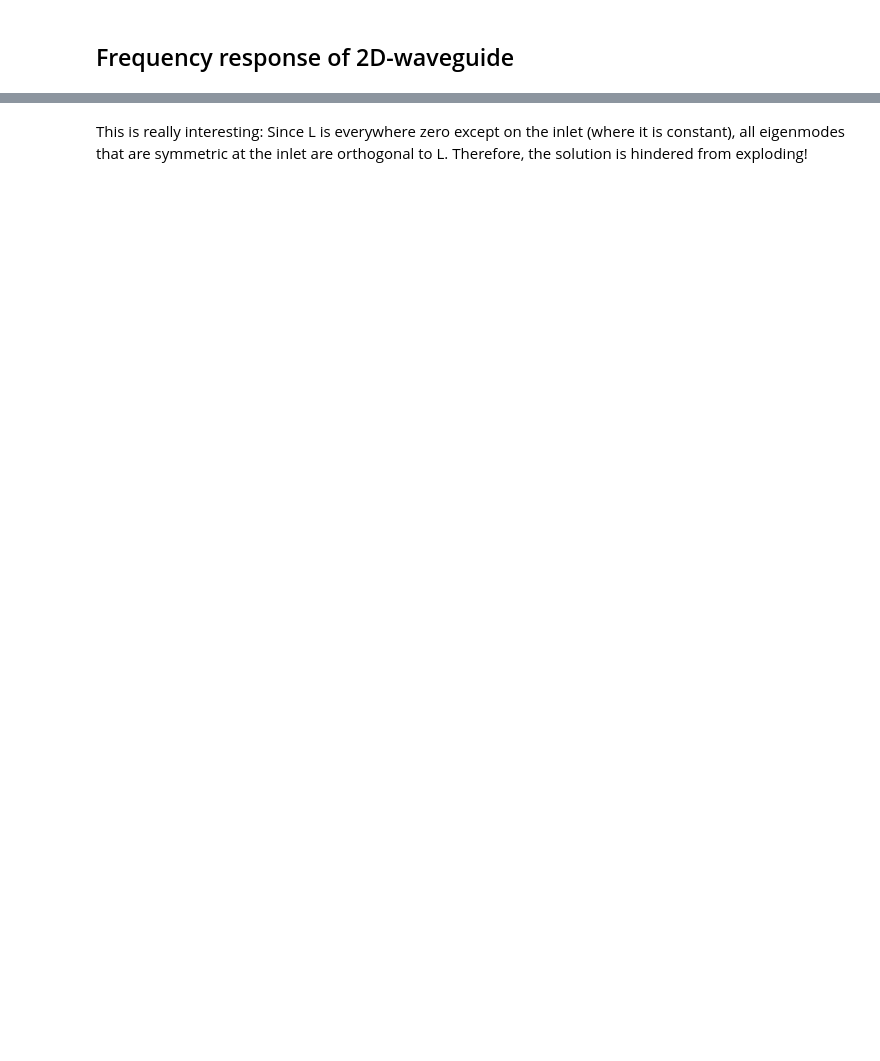
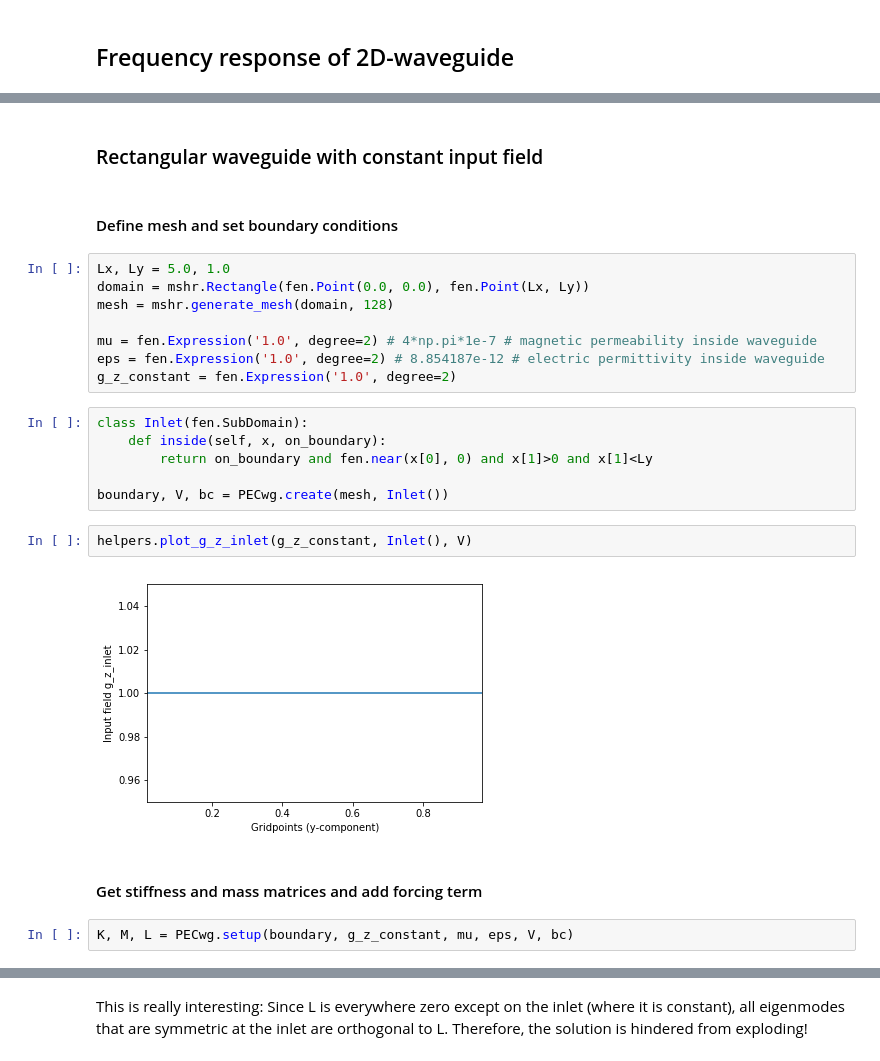
Before and after one commit to FMatti/Maxwell-MRI, a Jupyter notebook: scripts/wg2D_frequency_response.ipynb, the cells around one changed output, grey strips where cells are left out. Saved outputs shown, nothing was run; the diff lists cells and outputs as text; blank space fills up the shorter version.

```diff
--- a/scripts/wg2D_frequency_response.ipynb
+++ b/scripts/wg2D_frequency_response.ipynb
@@ -173,0 +11,26 @@ plt.savefig('L.png', dpi=300)
+# %% [markdown]
+### Rectangular waveguide with constant input field
+# %% [markdown]
+#### Define mesh and set boundary conditions
+# %%
+Lx, Ly = 5.0, 1.0
+domain = mshr.Rectangle(fen.Point(0.0, 0.0), fen.Point(Lx, Ly))
+mesh = mshr.generate_mesh(domain, 128)
+
+mu = fen.Expression('1.0', degree=2) # 4*np.pi*1e-7 # magnetic permeability inside waveguide
+eps = fen.Expression('1.0', degree=2) # 8.854187e-12 # electric permittivity inside waveguide
+g_z_constant = fen.Expression('1.0', degree=2)
+# %%
+class Inlet(fen.SubDomain):
+    def inside(self, x, on_boundary):
+        return on_boundary and fen.near(x[0], 0) and x[1]>0 and x[1]<Ly
+
+boundary, V, bc = PECwg.create(mesh, Inlet())
+# %%
+helpers.plot_g_z_inlet(g_z_constant, Inlet(), V)
+# %% [output]
+[figure, added]
+# %% [markdown]
+#### Get stiffness and mass matrices and add forcing term
+# %%
+K, M, L = PECwg.setup(boundary, g_z_constant, mu, eps, V, bc)
```
Also changed, not shown: parts of 42 cells of this notebook, 6 other files.
